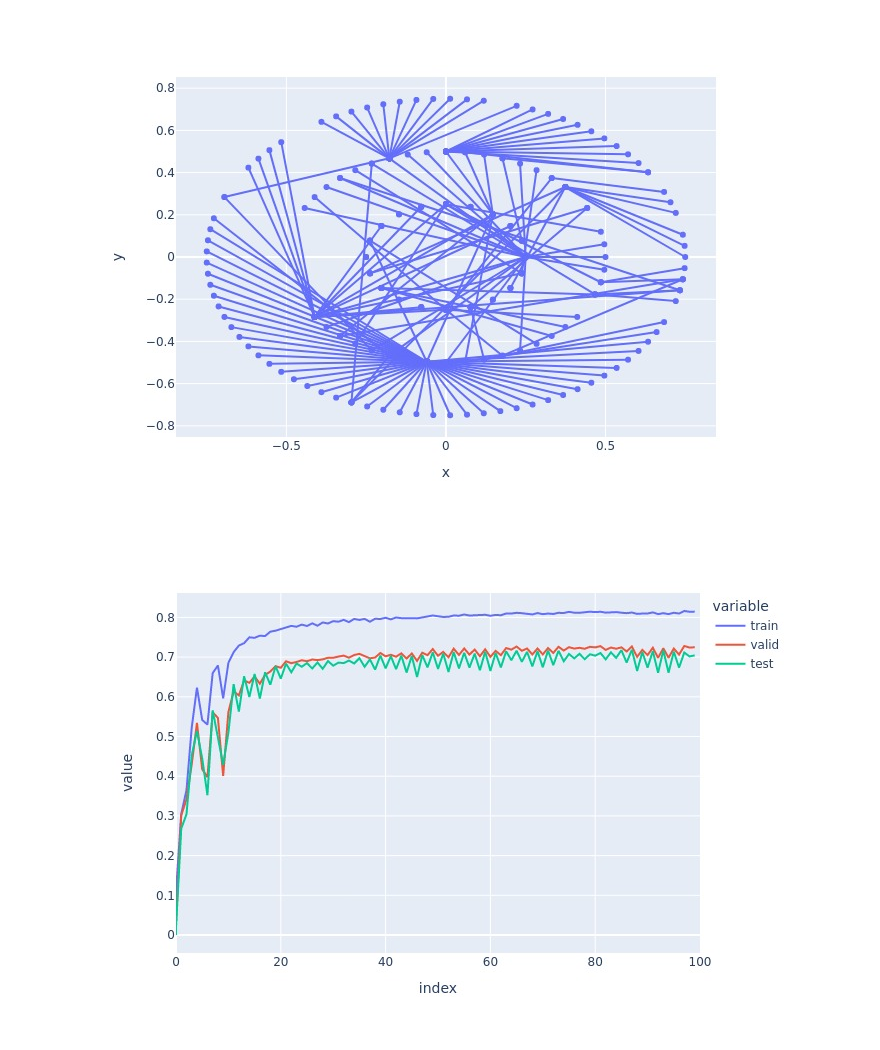
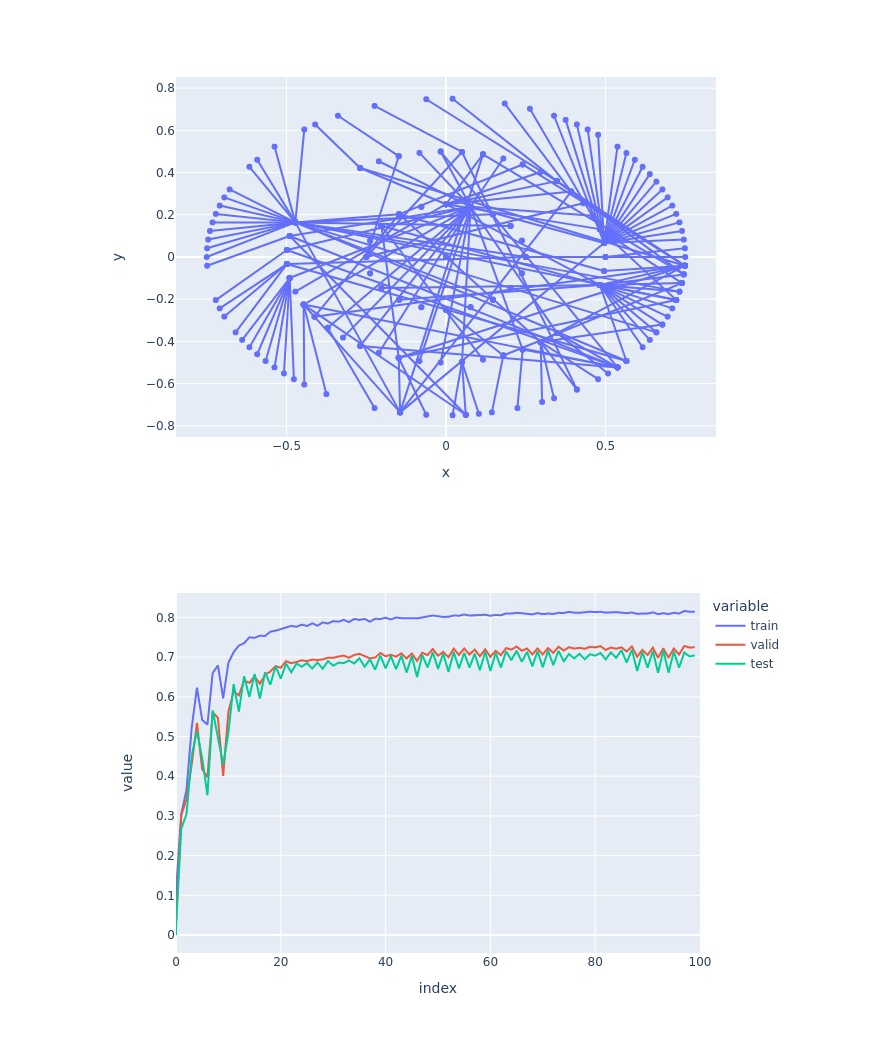
Before and after one commit to ryandaryl/graph-models-working, a Jupyter notebook: dgl_gat/run.ipynb, the cells around one changed output. Saved outputs shown, nothing was run; the diff lists cells and outputs as text; code cells hidden in the pictures.

```diff
--- a/dgl_gat/run.ipynb
+++ b/dgl_gat/run.ipynb
@@ -52,8 +52,9 @@ def draw_networkx_plotly(G, edges, layout, metadata=None):
     hover_data = [c for c in df.columns if c not in ['x', 'y']]
     return px.line(df, x='x', y='y', hover_data=hover_data, markers=True)
 
-def edges_for_hops(graph, G, source_id, n_hops, device):
-    max_outer_nodes = 10
+def edges_for_hops(graph, G, source_id, max_per_hop, device):
+    n_hops = len(max_per_hop)
+    max_outer_nodes = max_per_hop[-1]
     path_lengths = np.array(list(nx.single_source_shortest_path_length(
         G.to_undirected(), source_id, cutoff=n_hops).items()))
     subgraph = nx.Graph(nx.induced_subgraph(G, path_lengths[:, 0]))
@@ -84,17 +85,17 @@ datamodule = DataModule(
     n_classes=n_classes,
 )
 # %%
-n_hops = 3
 source_id = 0
-edges, layout = edges_for_hops(graph, G, source_id, n_hops, device='cpu')
+max_per_hop = [20, 40, 80]
+edges, layout = edges_for_hops(graph, G, source_id, max_per_hop, device='cpu')
 metadata = pd.DataFrame.from_dict([{
     'id': node_id,
     'degree': G.degree(node_id),
     'label': labels[node_id],
 } for node_id in edges.unique().tolist()])
 draw_networkx_plotly(G, edges, layout, metadata)
 # %% [output]
-[figure, old version]
+[figure, new version]
 # %%
 accuracy = lambda pred, labels, idx: compute_accuracy_train_val_test(
     pred, labels, idx, split_idx
```
Also changed, not shown: 1 other file.
